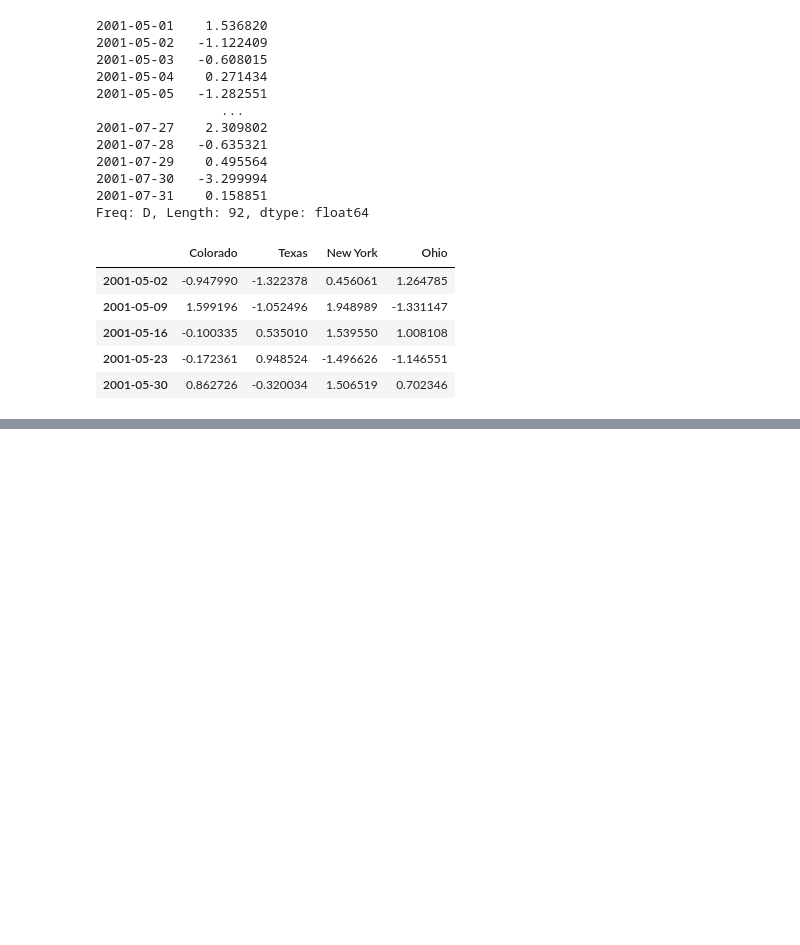
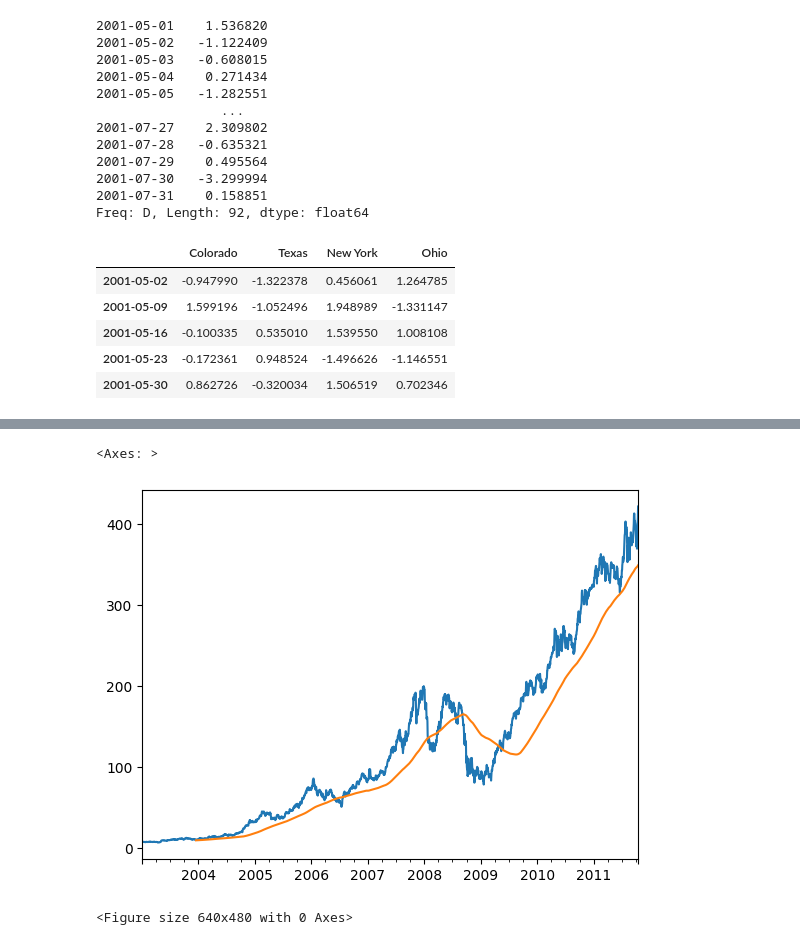
Before and after one commit to dynamicmemory/programming-books, a Jupyter notebook: data-analysis-in-python/Untitled.ipynb, the cells around one changed output, grey strips where cells are left out. Cells and saved outputs as stored; diff of their text form; code cells hidden in the pictures; blank space fills up the shorter version.

```diff
--- a/data-analysis-in-python/Untitled.ipynb
+++ b/data-analysis-in-python/Untitled.ipynb
@@ -151,0 +563,7 @@ long_df.loc["2001-05"]
+# %%
+close_px_all = pd.read_csv("examples/stock_px.csv",
+ parse_dates=True, index_col=0)
+# %%
+close_px = close_px_all[["AAPL", "MSFT", "XOM"]]
+# %%
+close_px = close_px.resample("B").ffill()
@@ -151,0 +586,12 @@ long_df.loc["2001-05"]
+# %%
+close_px["AAPL"].plot()
+close_px["AAPL"].rolling(250).mean().plot()
+# %% [output]
+<Axes: >
+[figure, added]
+# %%
+import matplotlib.pyplot as plt
+plt.figure()
+std250 = close_px["AAPL"].pct_change().rolling(250, min_periods=10).std()
+# %% [output]
+<Figure size 640x480 with 0 Axes>
```
Also changed, not shown: parts of 72 cells of this notebook.
